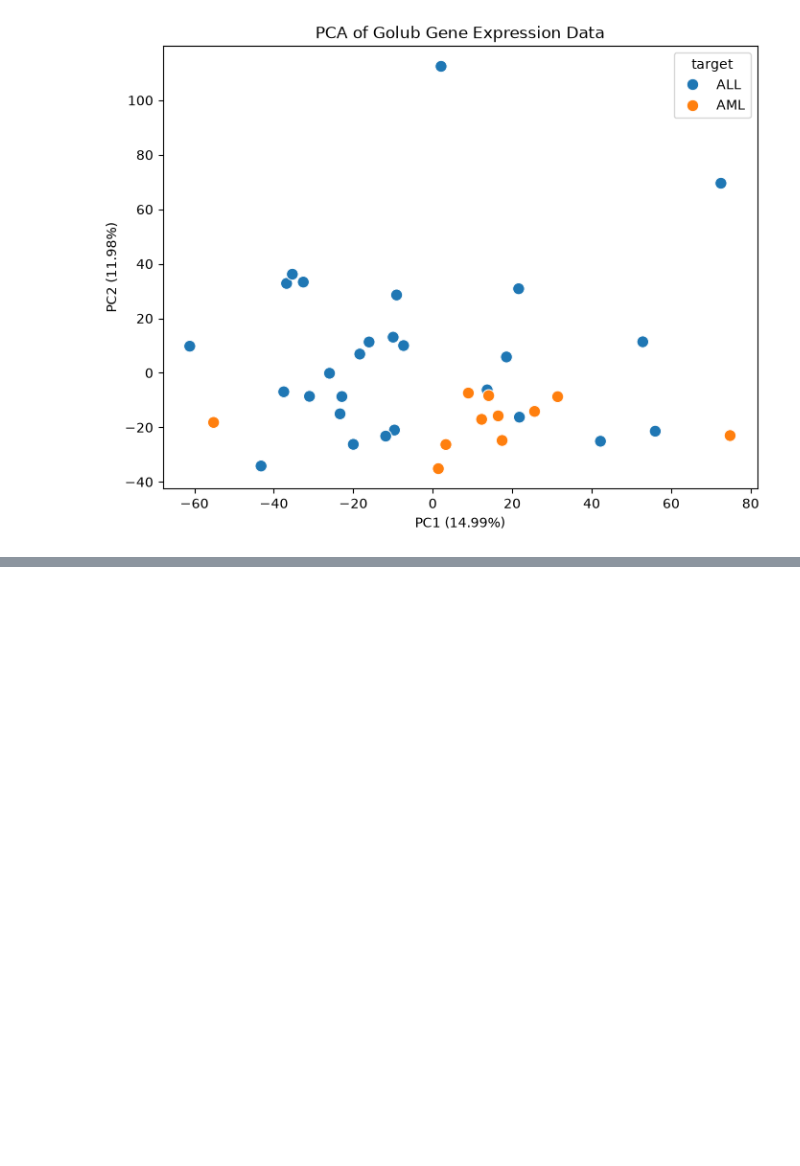
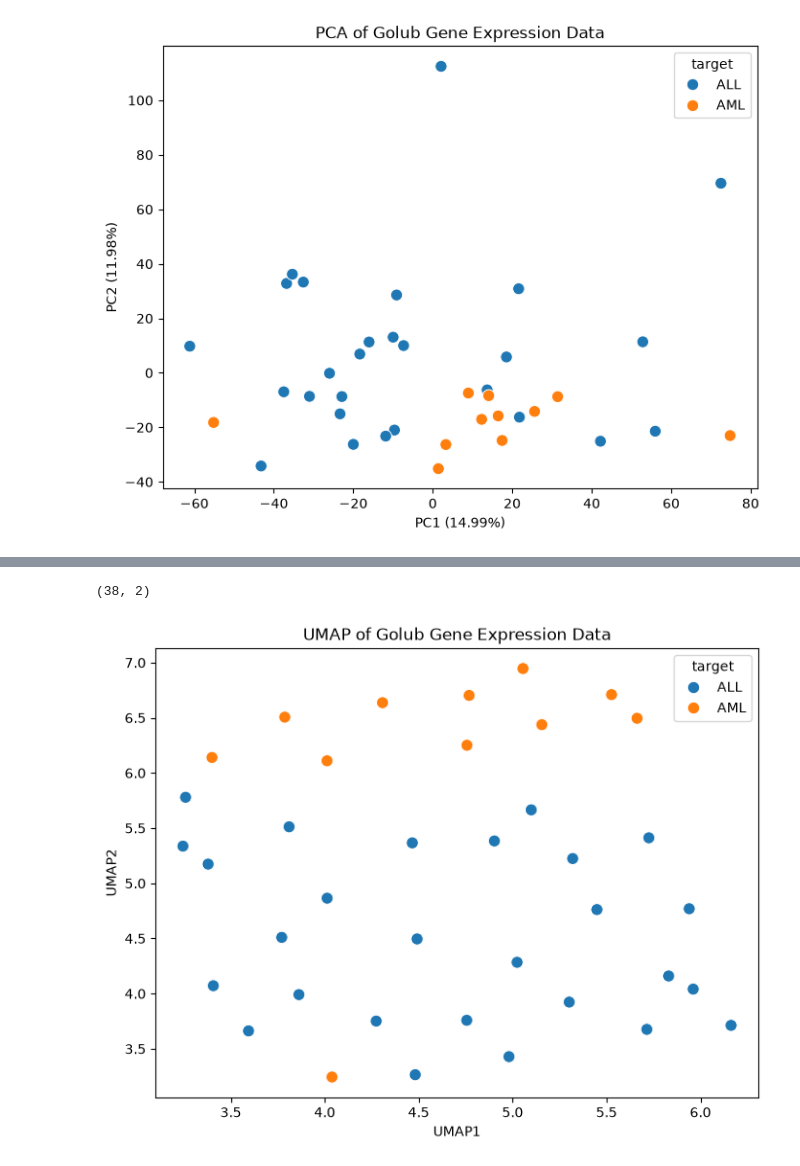
Before and after one commit to zehrarid/cancer-classification-gene-expression, a Jupyter notebook: code/dataPrep.ipynb, the cells around one changed output, grey strips where cells are left out. Cells and saved outputs as stored; diff of their text form; code cells hidden in the pictures; blank space fills up the shorter version.

```diff
--- a/code/dataPrep.ipynb
+++ b/code/dataPrep.ipynb
@@ -324,0 +421,23 @@ plt.show()
+# %%
+reducer = umap.UMAP(n_neighbors=15, min_dist=0.1, random_state=42)
+X_umap = reducer.fit_transform(X_scaled)
+# %%
+X_umap.shape
+# %% [output]
+(38, 2)
+# %%
+plt.figure(figsize=(8, 6))
+
+sns.scatterplot(
+    x=X_umap[:, 0],
+    y=X_umap[:, 1],
+    hue=train_expr["target"].map({1: "ALL", 0: "AML"}),
+    s=80
+)
+
+plt.xlabel("UMAP1")
+plt.ylabel("UMAP2")
+plt.title("UMAP of Golub Gene Expression Data")
+plt.show()
+# %% [output]
+[figure, added]
```
Also changed, not shown: parts of 13 cells of this notebook.
